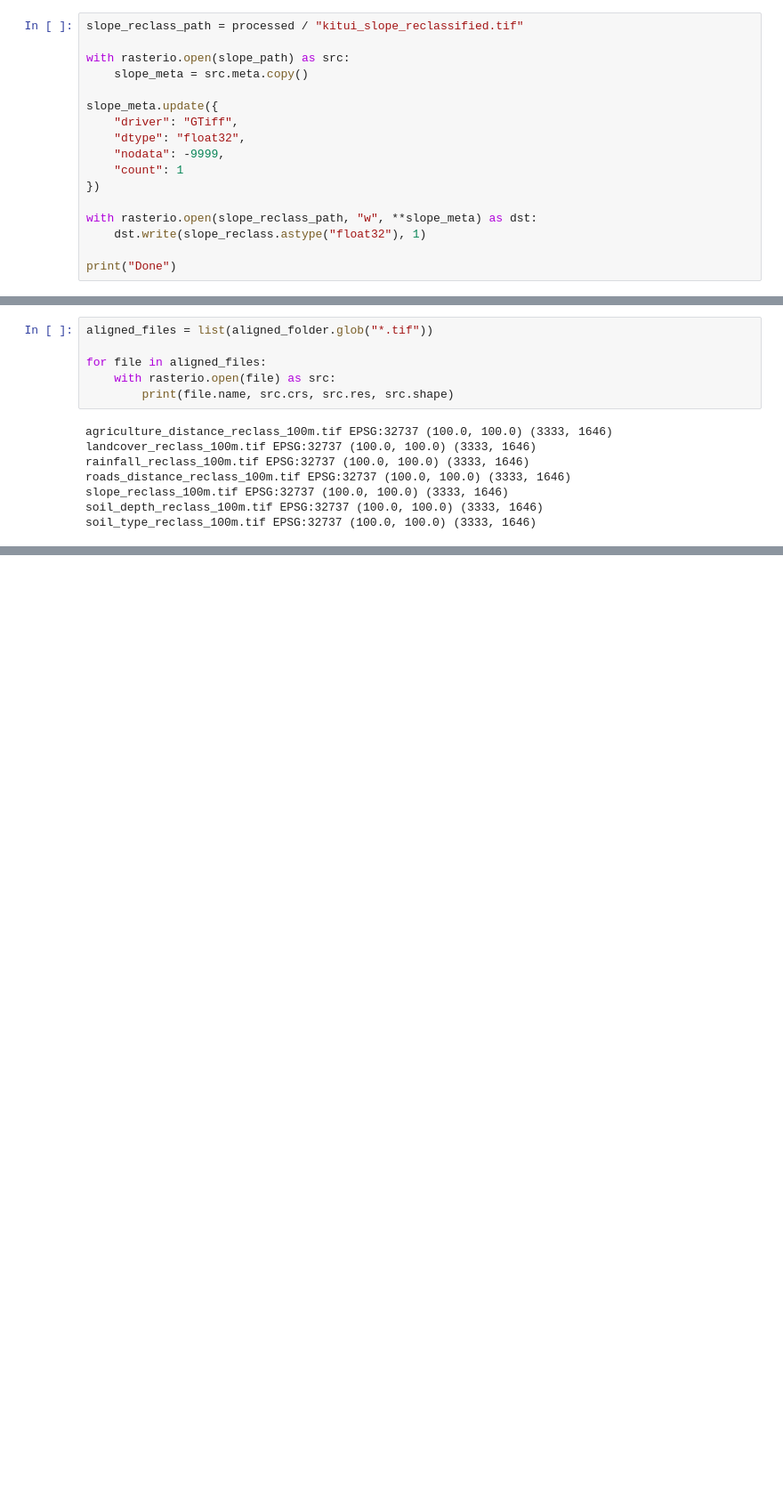
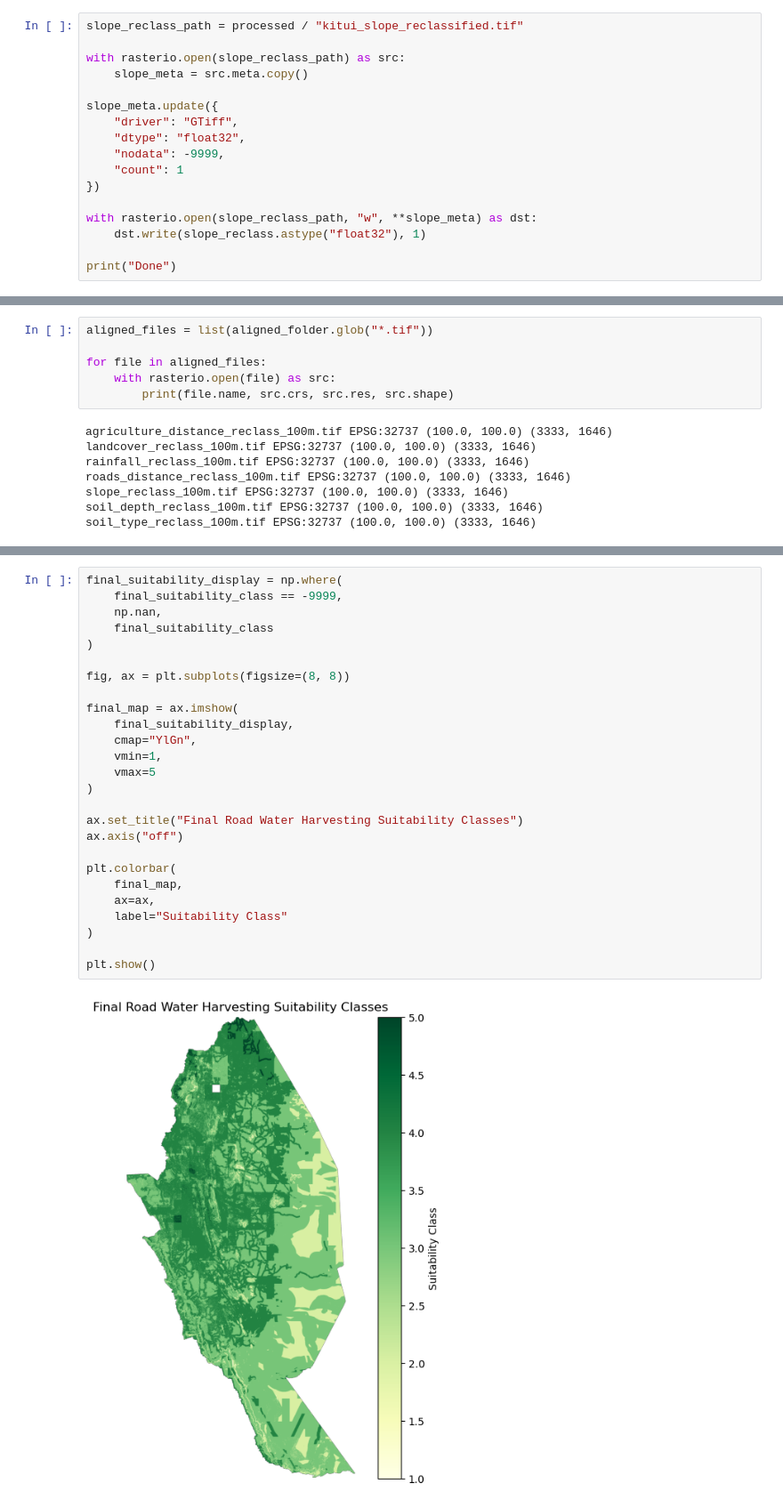
Before and after one commit to CAMSIR/Kitui--RWH-python-postgis, a Jupyter notebook: notebooks/02_raster_data_exploration.ipynb, the cells around one changed output, grey strips where cells are left out. Shown at 89% size. Saved outputs shown, nothing was run; the diff lists cells and outputs as text; blank space fills up the shorter version.

```diff
--- a/notebooks/02_raster_data_exploration.ipynb
+++ b/notebooks/02_raster_data_exploration.ipynb
@@ -235,7 +235,7 @@ plt.show()
 # %%
 slope_reclass_path = processed / "kitui_slope_reclassified.tif"
 
-with rasterio.open(slope_path) as src:
+with rasterio.open(slope_reclass_path) as src:
     slope_meta = src.meta.copy()
 
 slope_meta.update({
@@ -1247,0 +1455,28 @@ soil_type_reclass_100m.tif EPSG:32737 (100.0, 100.0) (3333, 1646)
+# %%
+final_suitability_display = np.where(
+    final_suitability_class == -9999,
+    np.nan,
+    final_suitability_class
+)
+
+fig, ax = plt.subplots(figsize=(8, 8))
+
+final_map = ax.imshow(
+    final_suitability_display,
+    cmap="YlGn",
+    vmin=1,
+    vmax=5
+)
+
+ax.set_title("Final Road Water Harvesting Suitability Classes")
+ax.axis("off")
+
+plt.colorbar(
+    final_map,
+    ax=ax,
+    label="Suitability Class"
+)
+
+plt.show()
+# %% [output]
+[figure, added]
```
Also changed, not shown: parts of 24 cells of this notebook, 3 other files.
